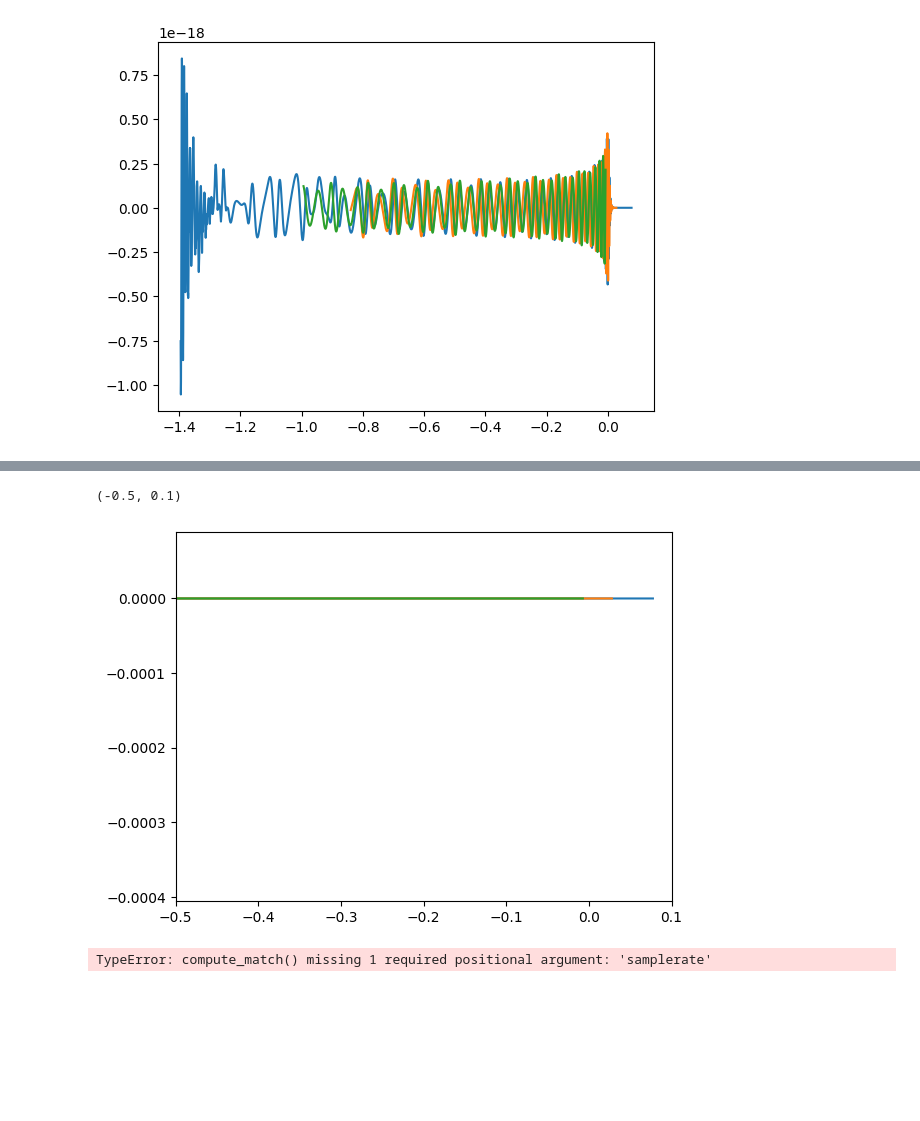
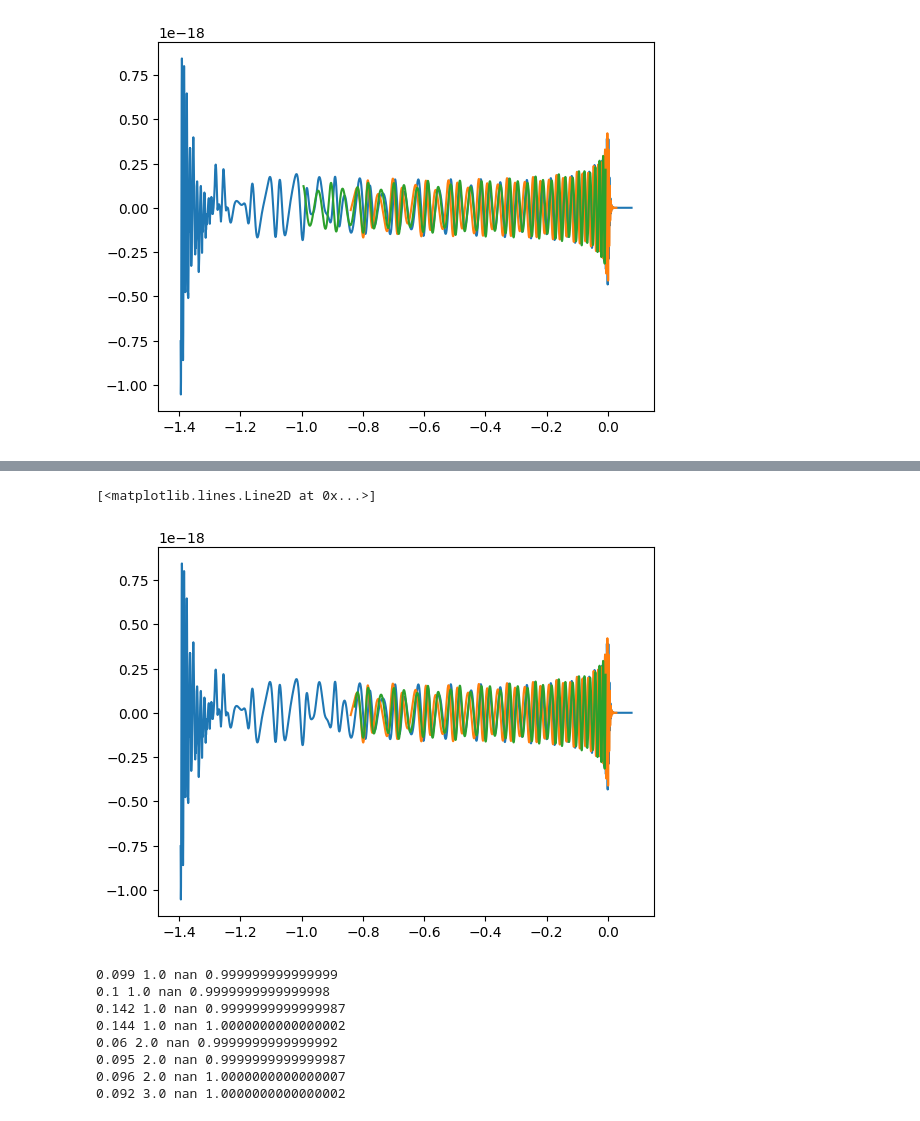
Before and after one commit to aminrouanserik/pyrex, a Jupyter notebook: example/testresult.ipynb, the cells around one changed output, grey strips where cells are left out. Drawn from its saved outputs; the diff is of its cells as text; code cells hidden in the pictures; blank space fills up the shorter version.

```diff
--- a/example/testresult.ipynb
+++ b/example/testresult.ipynb
@@ -77,7 +77,7 @@ data_all = Glassware(q = data['q'], chi = 0, names = data['name'], e_ref = data[
 # %% [output]
 Loading SXS simulations using latest tag 'v3.0.0', published at 2025-05-14T18:17:30Z.
 # %%
-training = Glassware(q = data_training['q'], chi = 0, names = data_training['name'], e_ref = data_training['e_comm'], outfname = '../data/pyrexdata.pkl')
+training = Glassware(q = data_training['q'], chi = 0, names = data_training['name'], e_ref = data_training['e_comm'])
 # %%
 for i in range(len(data_all.names)):
     if data_all.names[i] not in training.names:
@@ -245,11 +254,11 @@ KeyboardInterrupt:
 # %%
-plt.plot(testPhenom.time[1500:],testPhenom.h22[1500:])
-plt.plot(testSEOB.time,testSEOB.h22)
-plt.plot(data_test['time'][i]*(total_mass*lal.MTSUN_SI),data_test['h22'][i]*(scale*y22))
-plt.xlim(-0.5,0.1)
+plt.plot(testPhenom.time[1700:],testPhenom.h22[1700:])
+plt.plot(testSEOB.time[1700:],testSEOB.h22[1700:])
+plt.plot(data_test['time'][i][1700:]*(total_mass*lal.MTSUN_SI),data_test['h22'][i][1700:]*(scale*y22))
+# plt.xlim(-0.5,0.1)
 # %% [output]
-(-0.5, 0.1)
+[<matplotlib.lines.Line2D at 0x...>]
-[figure, old version]
+[figure, new version]
 # %%
 eccen_matchphen=[]
 ecccen_matchseob=[]
@@ -258,17 +267,25 @@ for i in range(len(data_test['time'])):
     m1,m2=masses_from_q(data_test['q'][i],total_mass)
     mass1=m1
     mass2=m2
+    samplerate = 4096
     x=x_test[i]
     eccentricity=data_test['e_comm'][i]
     testPhenom=Cookware(approximant1,mass1,mass2,spin1x,spin1y,spin1z,spin2x,spin2y,spin2z,eccentricity,x,inclination,distance,coa_phase)
     testSEOB=Cookware(approximant2,mass1,mass2,spin1x,spin1y,spin1z,spin2x,spin2y,spin2z,eccentricity,x,inclination,distance,coa_phase)
-    matchPhnm=compute_match(data_test['time'][i],data_test['h22'][i],testPhenom.time,testPhenom.h22,newt)
-    matchSEOB=compute_match(data_test['time'][i],data_test['h22'][i],testSEOB.time,testSEOB.h22,newt)
+    matchPhnm=compute_match(data_test['time'][i]*(total_mass*lal.MTSUN_SI),data_test['h22'][i]*(scale*y22),testPhenom.time,testPhenom.h22,newt, samplerate)
+    matchSEOB=compute_match(data_test['time'][i]*(total_mass*lal.MTSUN_SI),data_test['h22'][i]*(scale*y22),testSEOB.time,testSEOB.h22,newt, samplerate)
     eccen_matchphen.append(matchPhnm)
     ecccen_matchseob.append(matchSEOB)
     print(data_test['e_comm'][i],data_test['q'][i],matchPhnm,matchSEOB)
 # %% [output]
-TypeError: compute_match() missing 1 required positional argument: 'samplerate'
+0.099 1.0 nan 0.999999999999999
+0.1 1.0 nan 0.9999999999999998
+0.142 1.0 nan 0.9999999999999987
+0.144 1.0 nan 1.0000000000000002
+0.06 2.0 nan 0.9999999999999992
+0.095 2.0 nan 0.9999999999999987
+0.096 2.0 nan 1.0000000000000007
+0.092 3.0 nan 1.0000000000000002
 # %%
 i=7
 m1,m2=masses_from_q(data_test['q'][i],total_mass)
```
Also changed, not shown: parts of 13 cells of this notebook, 5 other files.
